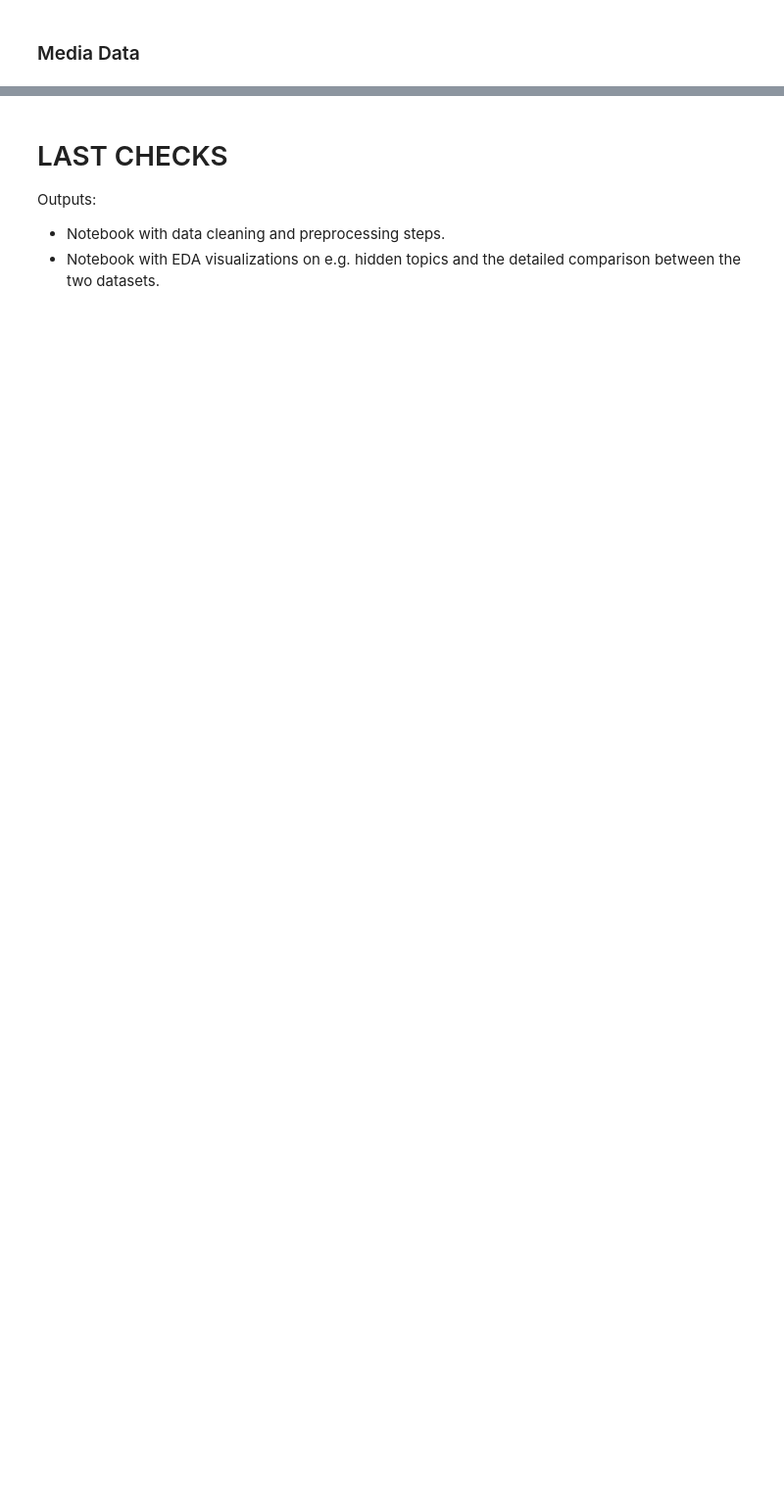
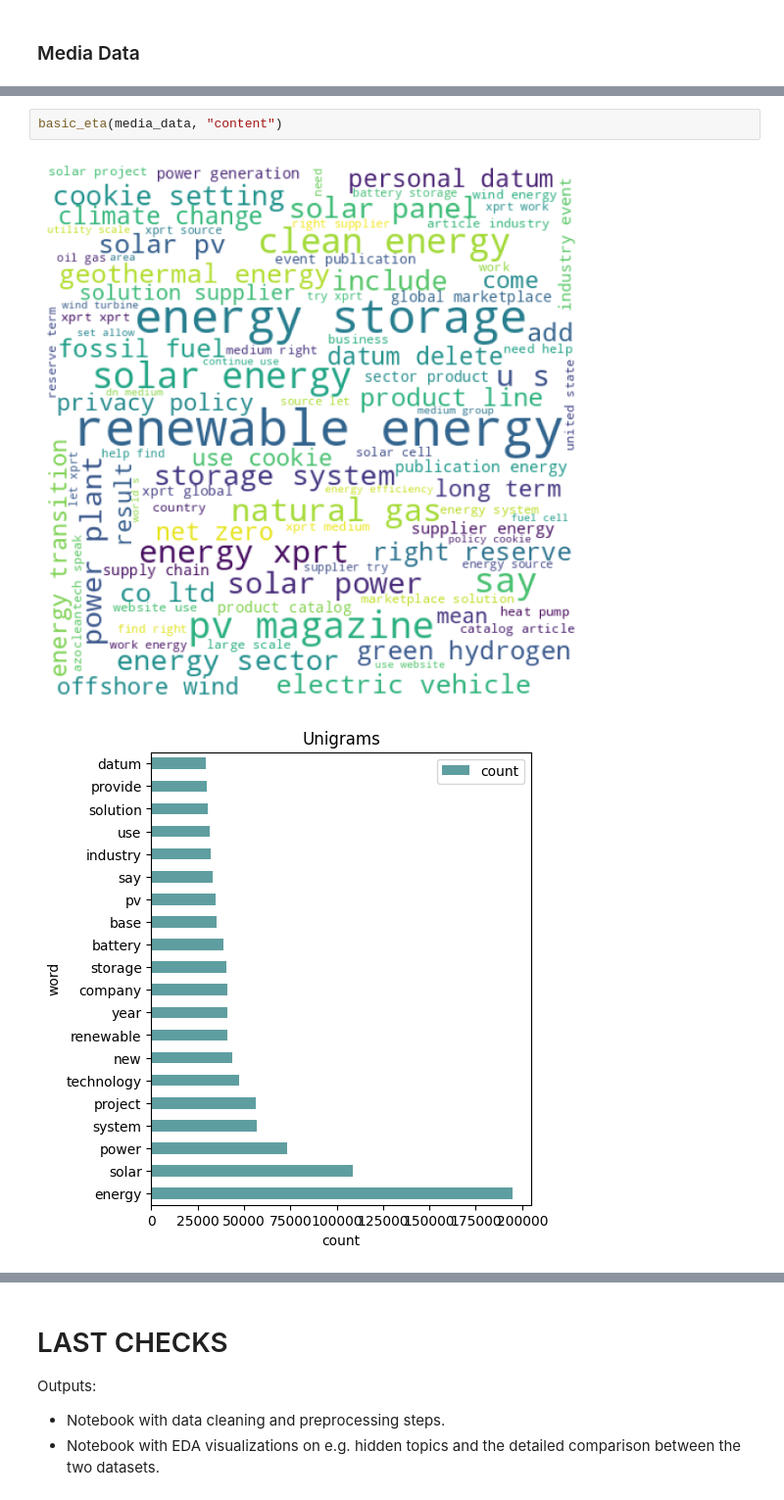
Before and after one commit to lucarenz1997/NLP, a Jupyter notebook: Stage_1_Cleaning_and_Preprocessing.ipynb, the cells around one changed output, grey strips where cells are left out. Shown at 98% size. Saved outputs shown, nothing was run; the diff lists cells and outputs as text; blank space fills up the shorter version.

```diff
--- a/Stage_1_Cleaning_and_Preprocessing.ipynb
+++ b/Stage_1_Cleaning_and_Preprocessing.ipynb
@@ -583,0 +571,5 @@ plot_n_grams(common_words, 'Trigrams')
+# %%
+basic_eta(media_data, "content")
+# %% [output]
+[figure, added]
+[figure, added]
```
Also changed, not shown: parts of 14 cells of this notebook.
